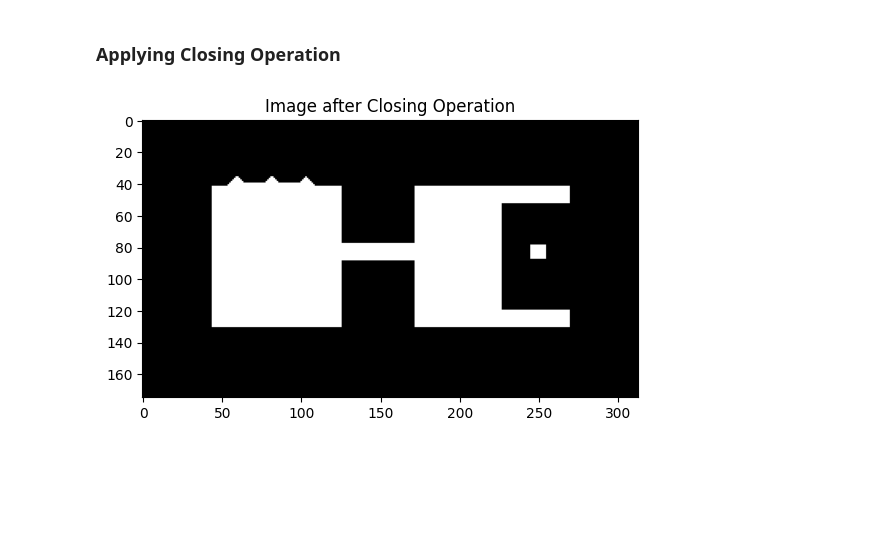
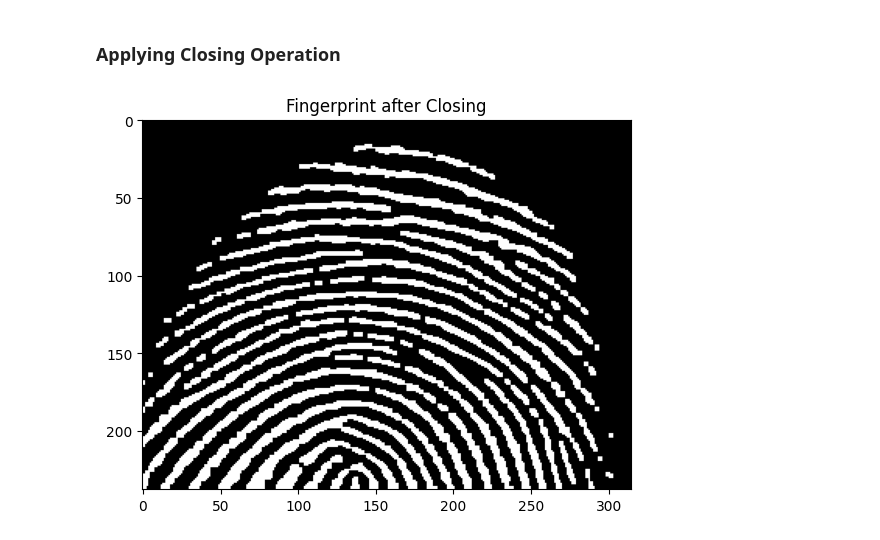
Before and after one commit to ahnafshahrear/Digital-Image-Processing-Lab, a Jupyter notebook: 5(b) Opening & Closing.ipynb, the cells around one changed output. Cells and saved outputs as stored; diff of their text form; code cells hidden in the pictures; blank space fills up the shorter version.

```diff
--- a/5(b) Opening & Closing.ipynb
+++ b/5(b) Opening & Closing.ipynb
@@ -49,7 +51,9 @@ def apply_dilation_operation(image, structuring_element):
             nth_row.append(pixel)
         dilated_image.append(nth_row)
 
-    return np.uint8(dilated_image) * 255
+    image = image * 255
+    dilated_image = np.uint8(dilated_image)
+    return dilated_image * 255
 # %% [markdown]
 ### Function for Opening
 # %%
@@ -67,14 +71,14 @@ def apply_closing_operation(image, structuring_element):
 # %% [markdown]
 ### Creating Structuring Element for Erosion & Dilation
 # %%
-structuring_element_size = 13
+structuring_element_size = 3
 structuring_element = np.ones((structuring_element_size, structuring_element_size))
 structuring_element = np.uint8(structuring_element)
 # %% [markdown]
 ### Loading the Original Image
 # %%
-morphology_shape = cv2.imread("./Morphology Shape 313x175.tif", 0)
-plt.imshow(cv2.cvtColor(morphology_shape, cv2.COLOR_BGR2RGB))
-plt.title("Image for Applying Opening & Closing")
+noisy_fingerprint = cv2.imread("./Fig0911(a) Noisy Fingerprint 315x238.tif", 0)
+plt.imshow(cv2.cvtColor(noisy_fingerprint, cv2.COLOR_BGR2RGB))
+plt.title("Noisy Fingerprint Image")
 plt.show()
 # %% [output]
@@ -82,8 +86,8 @@ plt.show()
 # %% [markdown]
 ### Applying Opening Operation
 # %%
-opened_shape = apply_opening_operation(morphology_shape, structuring_element)
-plt.imshow(cv2.cvtColor(opened_shape, cv2.COLOR_BGR2RGB))
-plt.title("Image after Opening Operation")
+opened_fingerprint = apply_opening_operation(noisy_fingerprint, structuring_element)
+plt.imshow(cv2.cvtColor(opened_fingerprint, cv2.COLOR_BGR2RGB))
+plt.title("Fingerprint after Opening")
 plt.show()
 # %% [output]
@@ -91,10 +95,9 @@ plt.show()
 # %% [markdown]
 ### Applying Closing Operation
 # %%
-morphology_shape = cv2.imread("./Morphology Shape 313x175.tif", 0)
-closed_shape = apply_closing_operation(morphology_shape, structuring_element)
-plt.imshow(cv2.cvtColor(closed_shape, cv2.COLOR_BGR2RGB))
-plt.title("Image after Closing Operation")
+closed_fingerprint = apply_closing_operation(opened_fingerprint, structuring_element)
+plt.imshow(cv2.cvtColor(closed_fingerprint, cv2.COLOR_BGR2RGB))
+plt.title("Fingerprint after Closing")
 plt.show()
 # %% [output]
-[figure, old version]
+[figure, new version]
```
Also changed, not shown: parts of 3 cells of this notebook, 1 other file.
